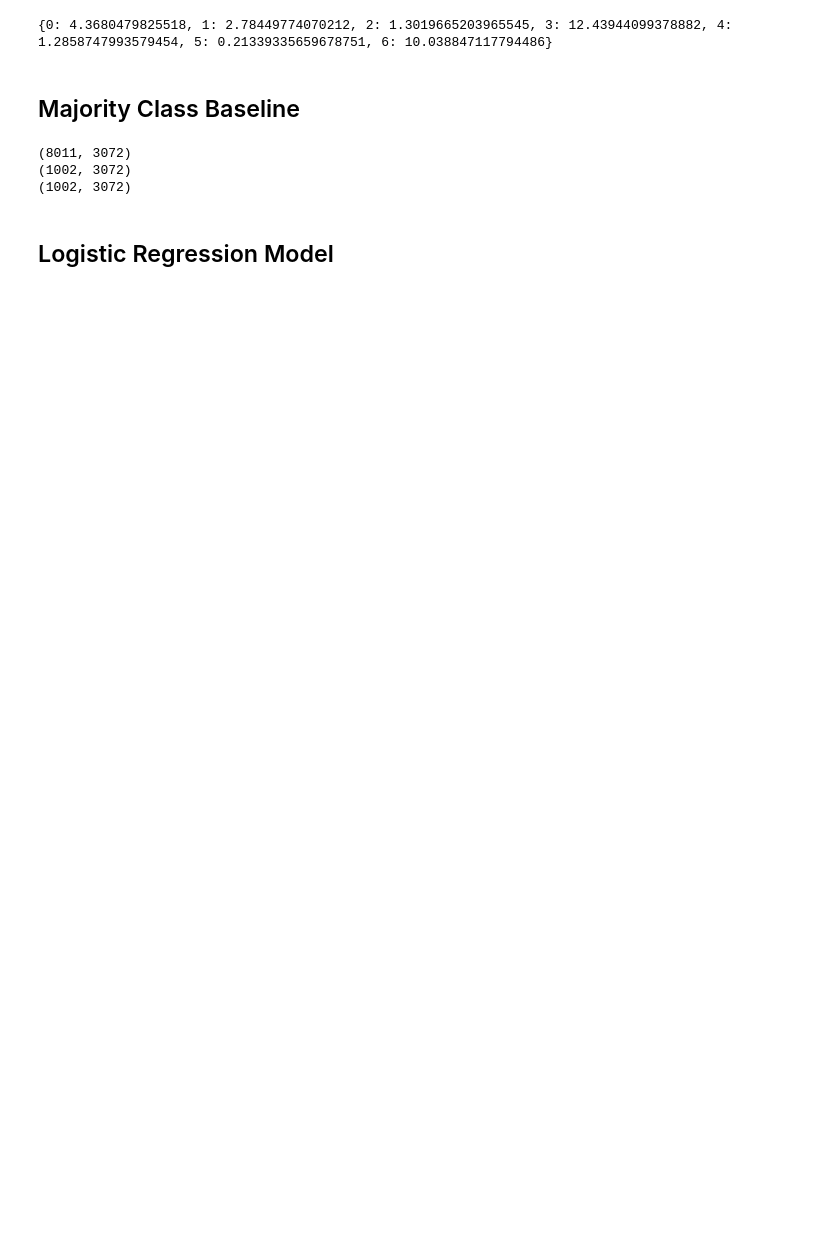
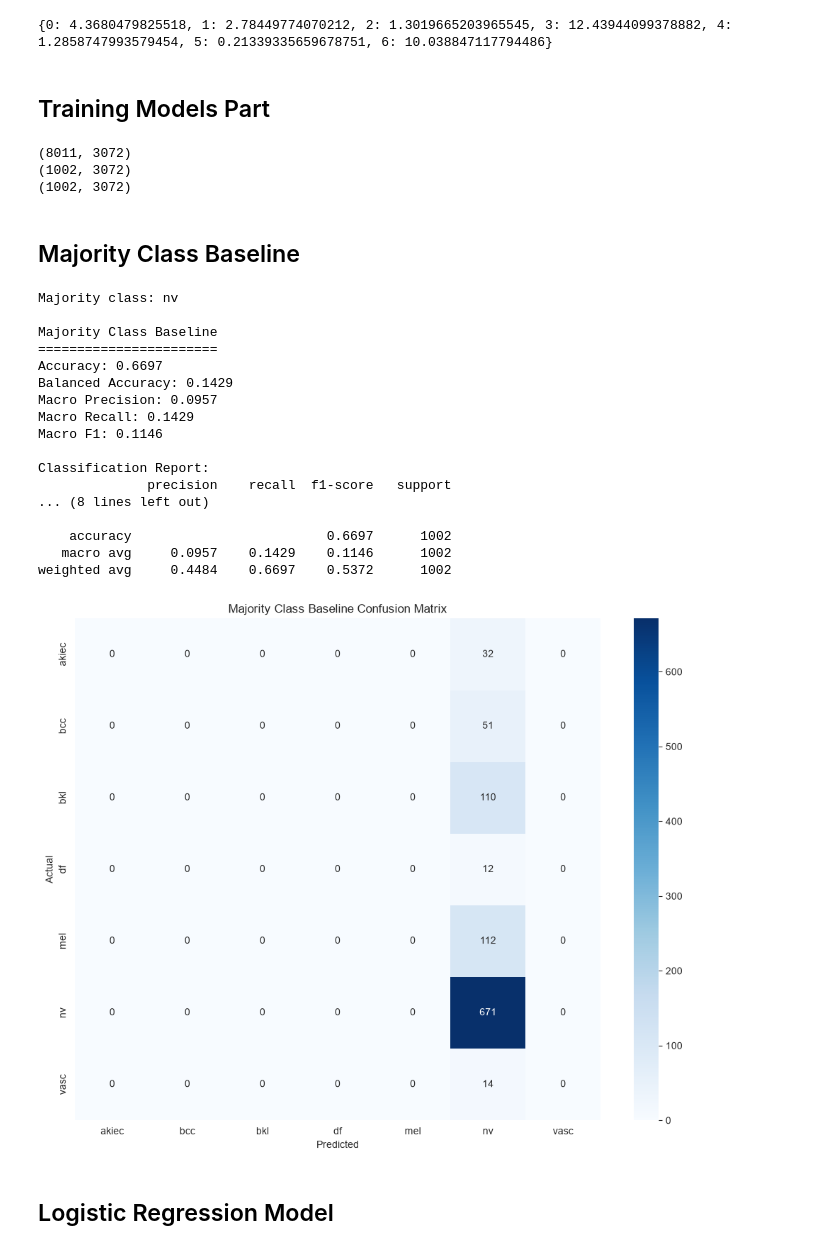
Before and after one commit to Hakunok/CS171-ImageClassifier, a Jupyter notebook: notebooks/eda_processing_split.ipynb, the cells around one changed output. Saved outputs shown, nothing was run; the diff lists cells and outputs as text; code cells hidden in the pictures; blank space fills up the shorter version.

```diff
--- a/notebooks/eda_processing_split.ipynb
+++ b/notebooks/eda_processing_split.ipynb
@@ -383,3 +469,5 @@ class_weights = {
 print(class_weights)
 # %% [output]
 {0: 4.3680479825518, 1: 2.78449774070212, 2: 1.3019665203965545, 3: 12.43944099378882, 4: 1.2858747993579454, 5: 0.21339335659678751, 6: 10.038847117794486}
+# %% [markdown]
+## Training Models Part
@@ -386,17 +525,52 @@ print(class_weights)
+# %%
+# Dataframe process for Logistic Regression and Random Forest models
+X_train_flat = X_train.reshape(len(X_train), -1)
+X_val_flat = X_val.reshape(len(X_val), -1)
+X_test_flat = X_test.reshape(len(X_test), -1)
+
+print(X_train_flat.shape)
+print(X_val_flat.shape)
+print(X_test_flat.shape)
+# %% [output]
+(8011, 3072)
+(1002, 3072)
+(1002, 3072)
 # %% [markdown]
 ## Majority Class Baseline
-# %%
-# Dataframe process for Logistic Regression and Random Forest models
-X_train_flat = X_train.reshape(len(X_train), -1)
-X_val_flat = X_val.reshape(len(X_val), -1)
-X_test_flat = X_test.reshape(len(X_test), -1)
-
-print(X_train_flat.shape)
-print(X_val_flat.shape)
-print(X_test_flat.shape)
-# %% [output]
-(8011, 3072)
-(1002, 3072)
-(1002, 3072)
+# %%
+majority_baseline = DummyClassifier(
+    strategy="most_frequent",
+    random_state=42,
+)
+majority_baseline.fit(X_train_flat, y_train)
+
+majority_class_id = int(majority_baseline.predict(X_train_flat[:1])[0])
+print("Majority class:", class_names[majority_class_id])
+
+majority_result, majority_predictions = evaluate_part2_model(
+    majority_baseline,
+    "Majority Class Baseline",
+    X_test_flat,
+    y_test,
+)
+# %% [output]
+Majority class: nv
+
+Majority Class Baseline
+=======================
+Accuracy: 0.6697
+Balanced Accuracy: 0.1429
+Macro Precision: 0.0957
+Macro Recall: 0.1429
+Macro F1: 0.1146
+
+Classification Report:
+              precision    recall  f1-score   support
+... (8 lines left out)
+
+    accuracy                         0.6697      1002
+   macro avg     0.0957    0.1429    0.1146      1002
+weighted avg     0.4484    0.6697    0.5372      1002
+[figure, added]
 # %% [markdown]
 ## Logistic Regression Model
```
Also changed, not shown: parts of 13 cells of this notebook, 1 other file.
